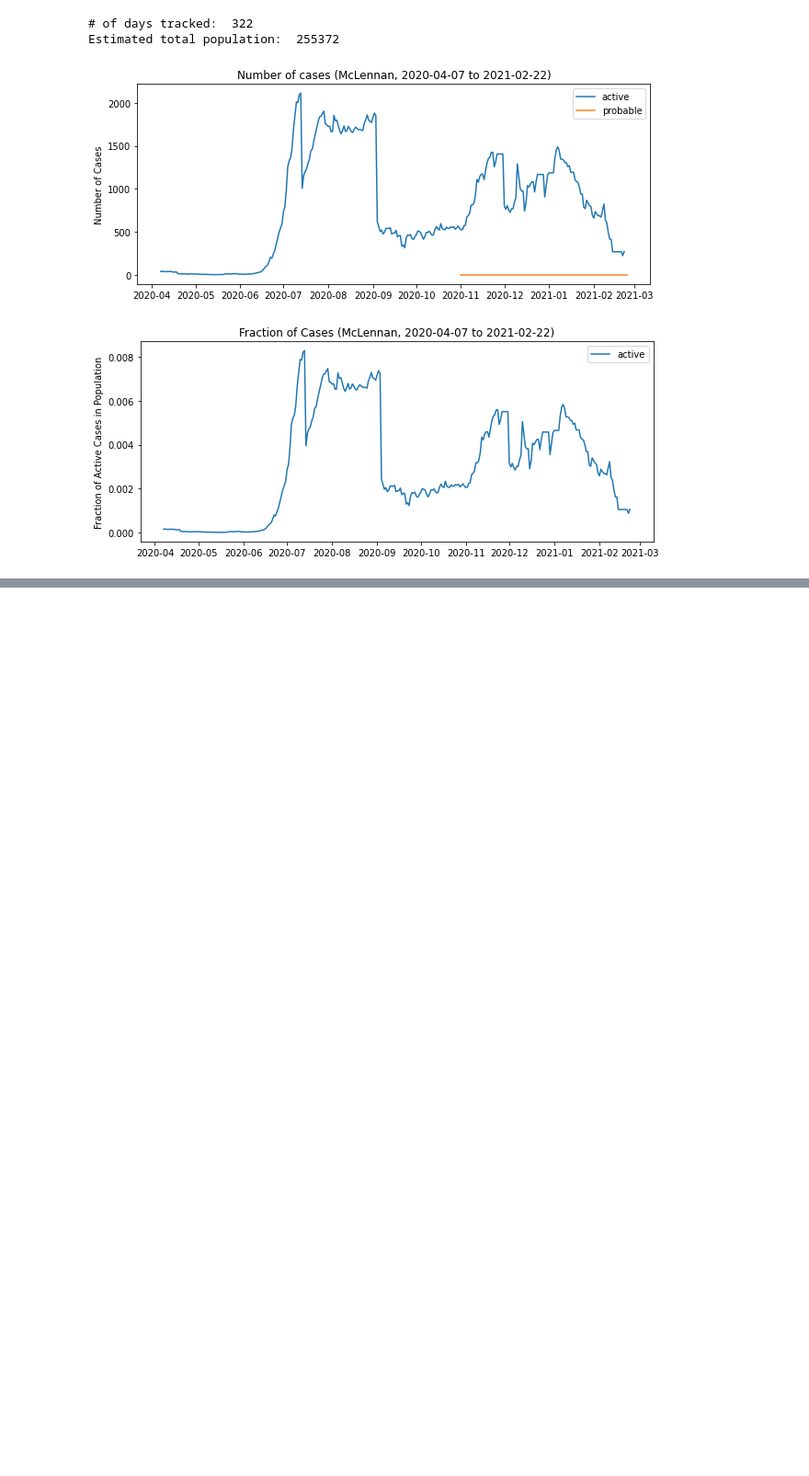
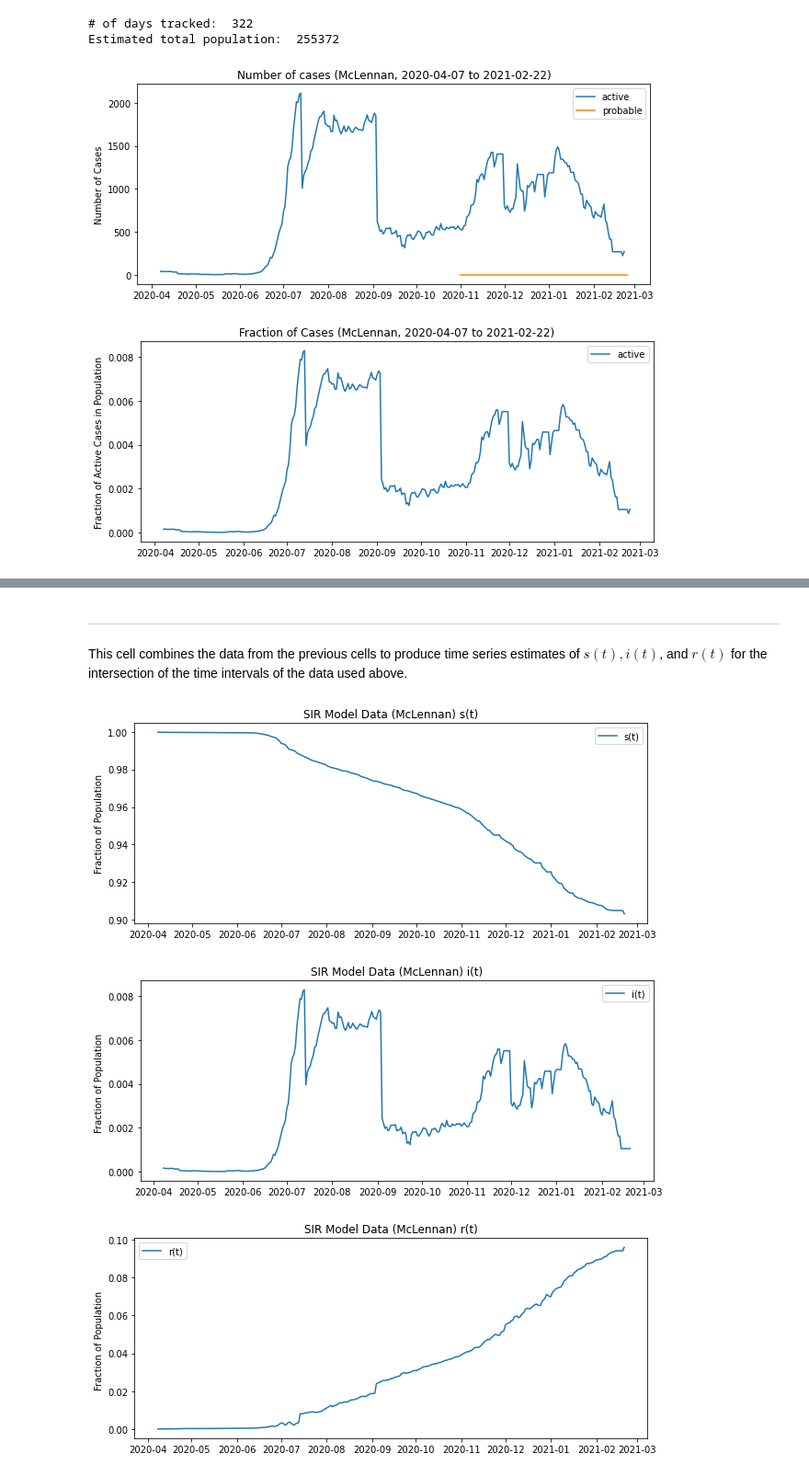
Before and after one commit to cburdine/tx_covid_models, a Jupyter notebook: TX COVID Analysis.ipynb, the cells around one changed output, grey strips where cells are left out. Shown: that part at 92% size. Saved outputs shown, nothing was run; the diff lists cells and outputs as text; code cells hidden in the pictures; blank space fills up the shorter version.

```diff
--- a/TX COVID Analysis.ipynb
+++ b/TX COVID Analysis.ipynb
@@ -52,5 +62,4 @@ Sometimes, $b$ can be parameterized as a "forcing" term $b(t)$, as the number of
 # %%
-import re
 import pandas as pd
 import numpy as np
 import matplotlib.pyplot as plt
@@ -82,10 +91,10 @@ DEFAULT_COUNTY = 'McLennan'
 DATA_START_DATES = {
     'active_cases' :        np.datetime64('2020-12-11'),
     'case_counts' :         np.datetime64('2020-03-04'),
-    'fatality_counts':      None,given
+    'fatality_counts':      None, # not used here
     'legacy_active_cases' : np.datetime64('2020-04-07'),
-    'new_confirmed_cases' : None,
-    'new_probable_cases' :  None,
+    'new_confirmed_cases' : None, # not used here
+    'new_probable_cases' :  None, # not used here
     'probable_cases' :      np.datetime64('2020-11-01'),
 }
 
@@ -252,0 +225,52 @@ plt.show()
+# %% [markdown]
+
+---
+
+This cell combines the data from the previous cells to produce time series estimates of $s(t), i(t)$, and $r(t)$ for the intersection of the time intervals of the data used above.
+# %%
+# generate SIR model estimate quantities:
+coi_active_t, coi_active_y = load_active_cases()
+coi_total_t, coi_total_y = load_case_counts()
+pop_estimate = load_population()
+
+S_t, S_y = coi_total_t, 1. - (coi_total_y/pop_estimate)
+I_t, I_y = coi_active_t, coi_active_y / pop_estimate
+
+# take the intersection of supported time intervals:
+start_t = max(S_t[0], I_t[0])
+end_t = min(S_t[-1], I_t[-1])
+S_y = S_y[(start_t < S_t) & (S_t < end_t)]
+S_t = S_t[(start_t < S_t) & (S_t < end_t)]
+I_y = I_y[(start_t < I_t) & (I_t < end_t)]
+I_t = I_t[(start_t < I_t) & (I_t < end_t)]
+
+# estimate R:
+R_t = S_t
+R_y = (1.0 - S_y) - I_y
+
+
+# plot SIR model curves
+plt.figure(figsize=(10,4))
+plt.ylabel('Fraction of Population')
+plt.title(f'SIR Model Data ({DEFAULT_COUNTY}) s(t)')
+plt.plot(S_t, S_y, label='s(t)')
+plt.legend()
+plt.show()
+
+plt.figure(figsize=(10,4))
+plt.ylabel('Fraction of Population ')
+plt.title(f'SIR Model Data ({DEFAULT_COUNTY}) i(t)')
+plt.plot(I_t, I_y, label='i(t)')
+plt.legend()
+plt.show()
+
+plt.figure(figsize=(10,4))
+plt.ylabel('Fraction of Population ')
+plt.title(f'SIR Model Data ({DEFAULT_COUNTY}) r(t)')
+plt.plot(R_t, R_y, label='r(t)')
+plt.legend()
+plt.show()
+# %% [output]
+[figure, added]
+[figure, added]
+[figure, added]
```
Also changed, not shown: parts of 8 cells of this notebook, 2 other files.
